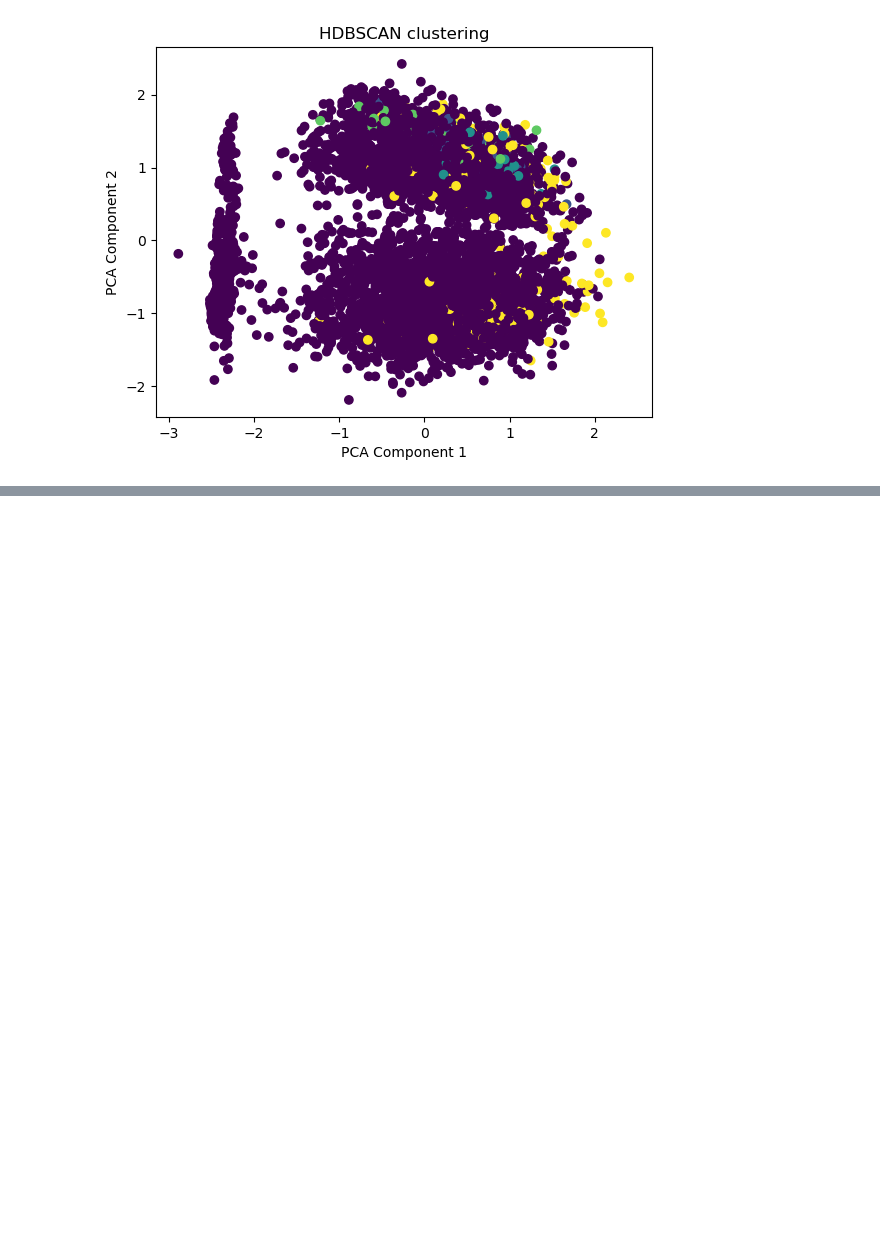
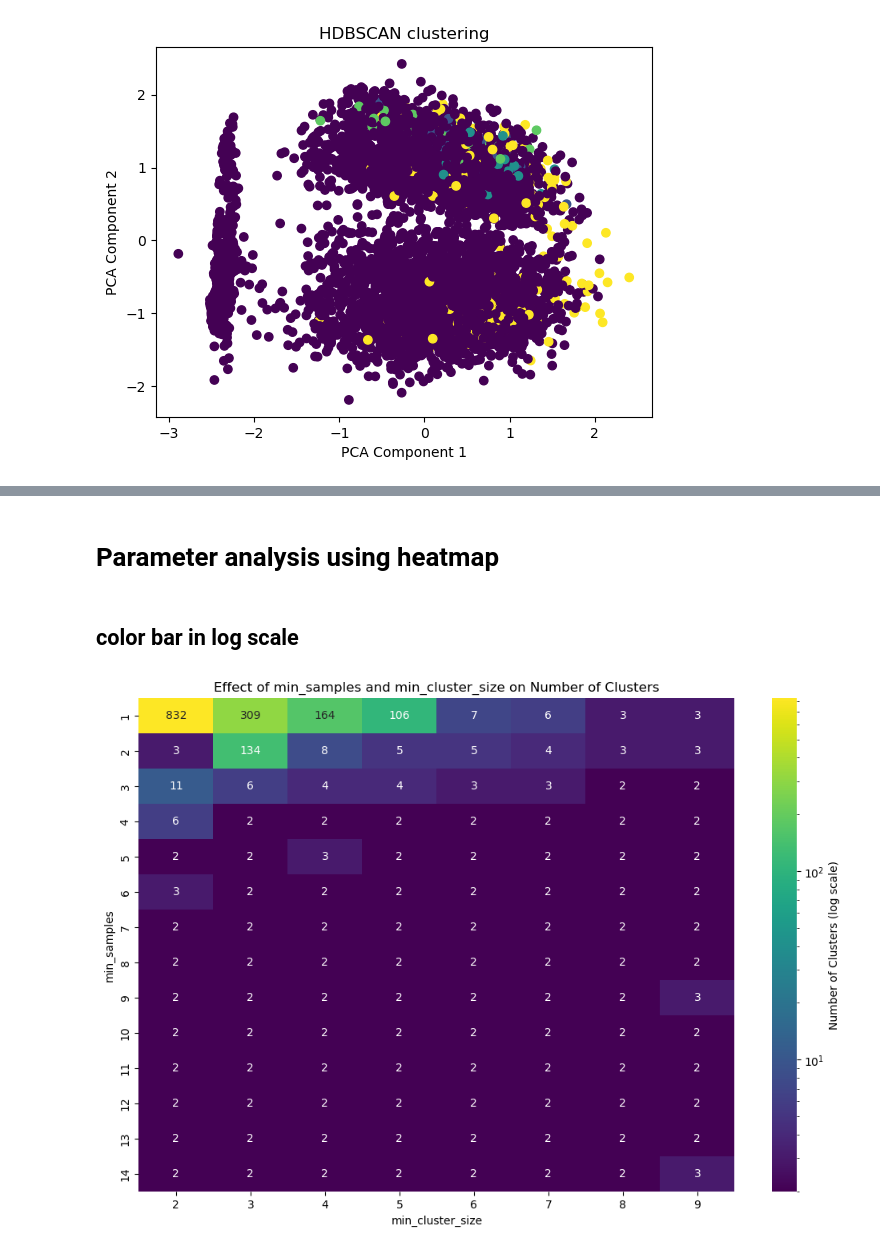
Before and after one commit to SunAndClouds/Reseach-Design, a Jupyter notebook: clustering_algorithms/hdb_scan.ipynb, the cells around one changed output, grey strips where cells are left out. Saved outputs shown, nothing was run; the diff lists cells and outputs as text; code cells hidden in the pictures; blank space fills up the shorter version.

Commit message:
parameter analysis line graph and heatmap

```diff
--- a/clustering_algorithms/hdb_scan.ipynb
+++ b/clustering_algorithms/hdb_scan.ipynb
@@ -103,7 +103,7 @@ results = analyze_hdbscan_min_samples(scaled_embeddings, min_samples_range, min_
 # %%
 import hdbscan
 
-hdbscan_cluster = hdbscan.HDBSCAN(min_samples=5, min_cluster_size=30)
+hdbscan_cluster = hdbscan.HDBSCAN(min_samples=5, min_cluster_size=20)
 cluster_labels_hdb = hdbscan_cluster.fit_predict(scaled_embeddings)
 plot_clusters(cluster_labels_hdb, 'HDBSCAN clustering')
 np.save('cluster_labels_hdb.npy', cluster_labels_hdb)
@@ -161,3 +166,7 @@ for cluster_id, cluster_data in clusters:
 # Optionally, save a single file with all clusters grouped
 abstracts.to_csv('../data/all_clusters_abstracts.csv', index=False)
 print("Saved all cluster abstracts to all_clusters_abstracts.csv")
+# %% [markdown]
+# Parameter analysis using heatmap
+# %% [markdown]
+## color bar in log scale
@@ -163,0 +202,37 @@ print("Saved all cluster abstracts to all_clusters_abstracts.csv")
+# %%
+import matplotlib.pyplot as plt
+import seaborn as sns
+import pandas as pd
+from matplotlib.colors import LogNorm
+
+def plot_hdbscan_parameters_heatmap_log(results):
+    """
+    Plot the effect of min_samples and min_cluster_size on the number of clusters using a heatmap with a log scale color bar.
+
+    Parameters:
+    - results: dict, the results containing tuples of (min_samples, min_cluster_size) and the corresponding number of clusters.
+    """
+    # Convert results to a DataFrame for easier plotting
+    results_df = pd.DataFrame.from_dict(results, orient='index', columns=['num_clusters'])
+    results_df.index = pd.MultiIndex.from_tuples(results_df.index, names=['min_samples', 'min_cluster_size'])
+    results_df = results_df.unstack(level='min_cluster_size')
+
+    # Plot the results as a heatmap with log scale color bar
+    plt.figure(figsize=(12, 8))
+    sns.heatmap(results_df['num_clusters'], annot=True, fmt="d", cmap='viridis', norm=LogNorm(), cbar_kws={'label': 'Number of Clusters (log scale)'})
+    plt.title('Effect of min_samples and min_cluster_size on Number of Clusters')
+    plt.xlabel('min_cluster_size')
+    plt.ylabel('min_samples')
+    plt.show()
+# %%
+# Assuming scaled_embeddings is already defined
+min_samples_range = range(1, 15)  # Example range for min_samples
+min_cluster_size_range = range(2, 10, 1)  # Example range for min_cluster_size
+
+# Analyze the effect of min_samples and min_cluster_size
+results = analyze_hdbscan_parameters(scaled_embeddings, min_samples_range, min_cluster_size_range)
+
+# Plot the results using a heatmap with log scale color bar
+plot_hdbscan_parameters_heatmap_log(results)
+# %% [output]
+[figure, added]
```
Also changed, not shown: parts of 7 cells of this notebook.
